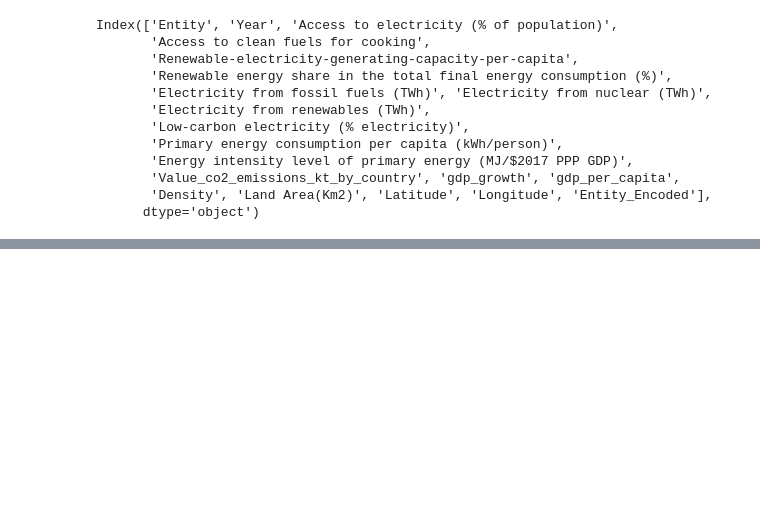
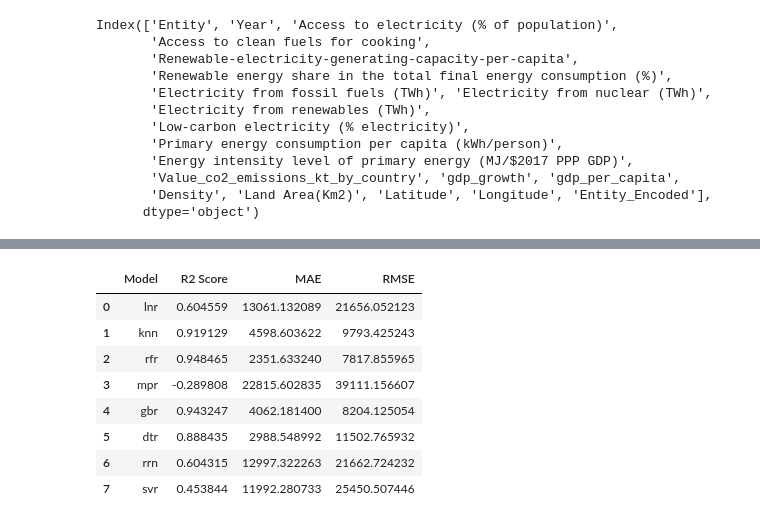
Before and after one commit to alvin0401lo/Energy_consumption_prediction_using_Machine_Learning, a Jupyter notebook: ML_assignment.ipynb, the cells around one changed output, grey strips where cells are left out. Saved outputs shown, nothing was run; the diff lists cells and outputs as text; code cells hidden in the pictures; blank space fills up the shorter version.

```diff
--- a/ML_assignment.ipynb
+++ b/ML_assignment.ipynb
@@ -280,0 +319,30 @@ ValueError: Found input variables with inconsistent numbers of samples: [1095, 5
+# %%
+final_result= []
+
+for name, model in models_tuned.items():
+    model.fit(X_train_scaled, y_train)
+    y_pred= model.predict(X_test_scaled)
+
+    r2= r2_score(y_test, y_pred)
+    rmse= np.sqrt(mean_squared_error(y_test, y_pred))
+    mae = mean_absolute_error(y_test, y_pred)
+
+    final_result.append({
+        'Model': name,
+        'R2 Score': r2,
+        'MAE': mae,
+        'RMSE': rmse
+    })
+
+final_df= pd.DataFrame(final_result)
+final_df
+# %% [output]
+|  | Model | R2 Score | MAE | RMSE |
+| 0 | lnr | 0.604559 | 13061.132089 | 21656.052123 |
+| 1 | knn | 0.919129 | 4598.603622 | 9793.425243 |
+| 2 | rfr | 0.948465 | 2351.633240 | 7817.855965 |
+| 3 | mpr | -0.289808 | 22815.602835 | 39111.156607 |
+| 4 | gbr | 0.943247 | 4062.181400 | 8204.125054 |
+| 5 | dtr | 0.888435 | 2988.548992 | 11502.765932 |
+| 6 | rrn | 0.604315 | 12997.322263 | 21662.724232 |
+| 7 | svr | 0.453844 | 11992.280733 | 25450.507446 |
```
Also changed, not shown: parts of 9 cells of this notebook.
